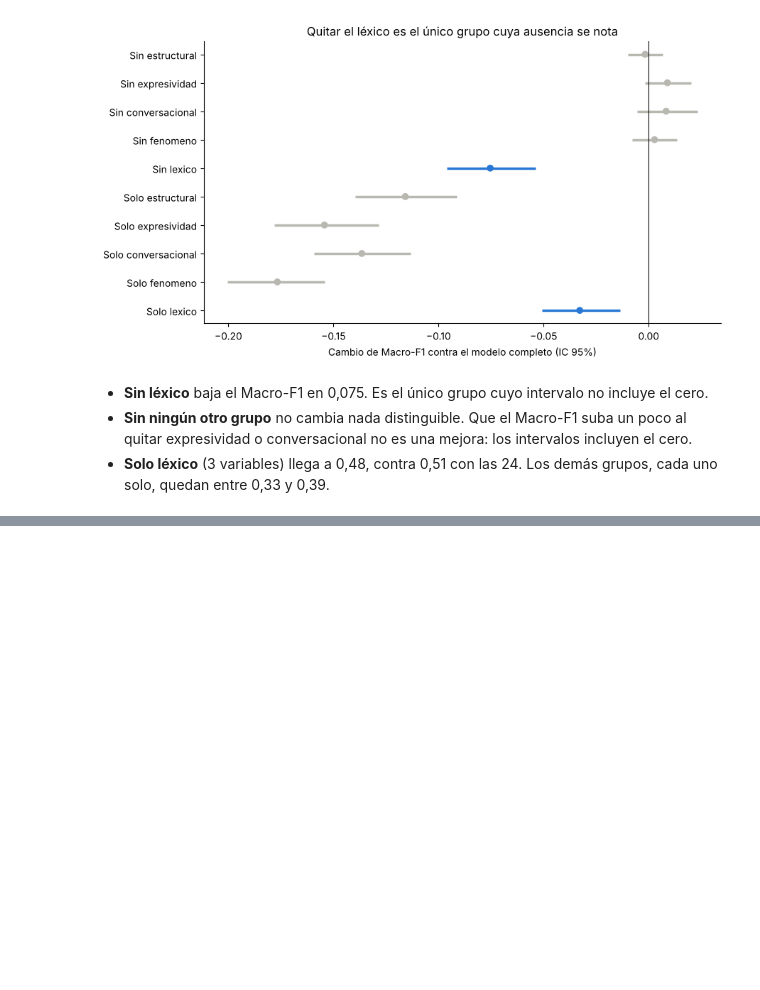
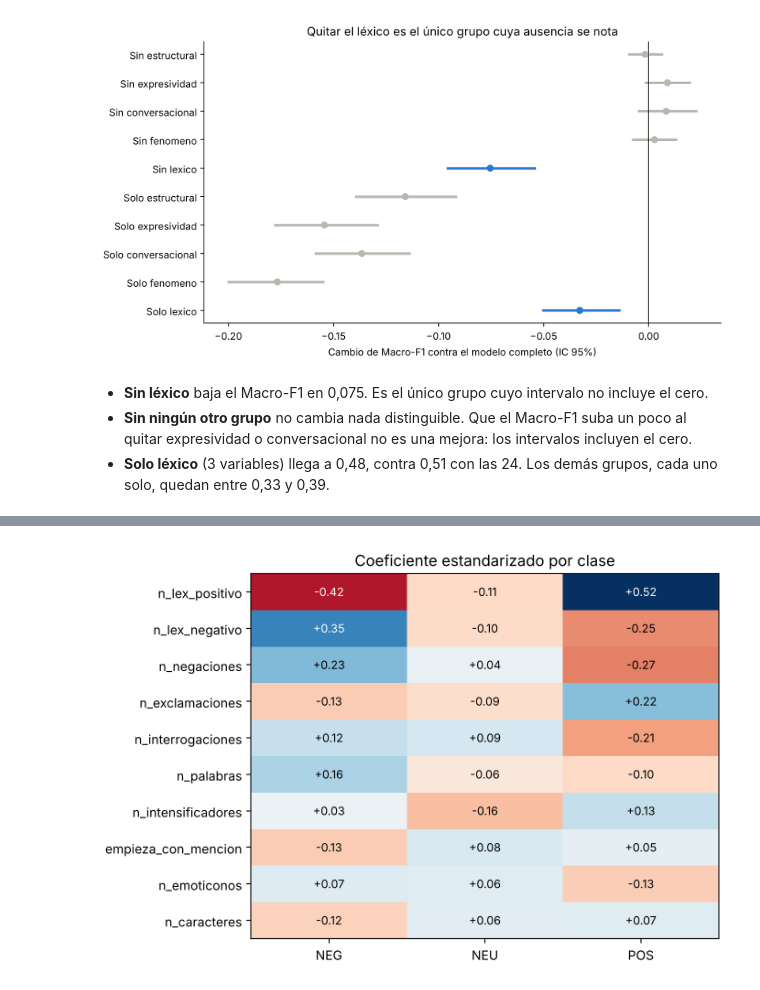
Before and after one commit to daniel797/multiagente-analisis-sentimiento-es, a Jupyter notebook: notebooks/05_importancia_variables.ipynb, the cells around one changed output, grey strips where cells are left out. Cells and saved outputs as stored; diff of their text form; code cells hidden in the pictures; blank space fills up the shorter version.

```diff
--- a/notebooks/05_importancia_variables.ipynb
+++ b/notebooks/05_importancia_variables.ipynb
@@ -133,0 +182,6 @@ plt.tight_layout(); plt.show()
+# %%
+coefs = F.coeficientes_estandarizados(corpus)
+orden = coefs.reindex(coefs[["coef_NEG", "coef_NEU", "coef_POS"]].abs().max(axis=1).sort_values(ascending=False).index).reset_index(drop=True)
+mapa(orden, ["coef_NEG", "coef_NEU", "coef_POS"], "Coeficiente estandarizado por clase", cmap="RdBu", centro=True, fmt="{:+.2f}")
+# %% [output]
+[figure, added]
```
Also changed, not shown: parts of 20 cells of this notebook, 6 other files.
